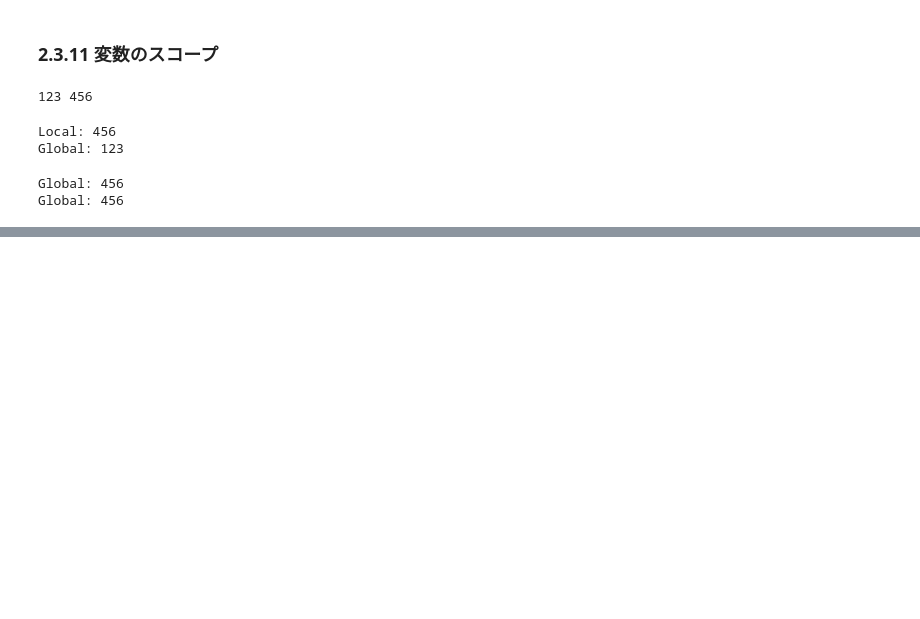
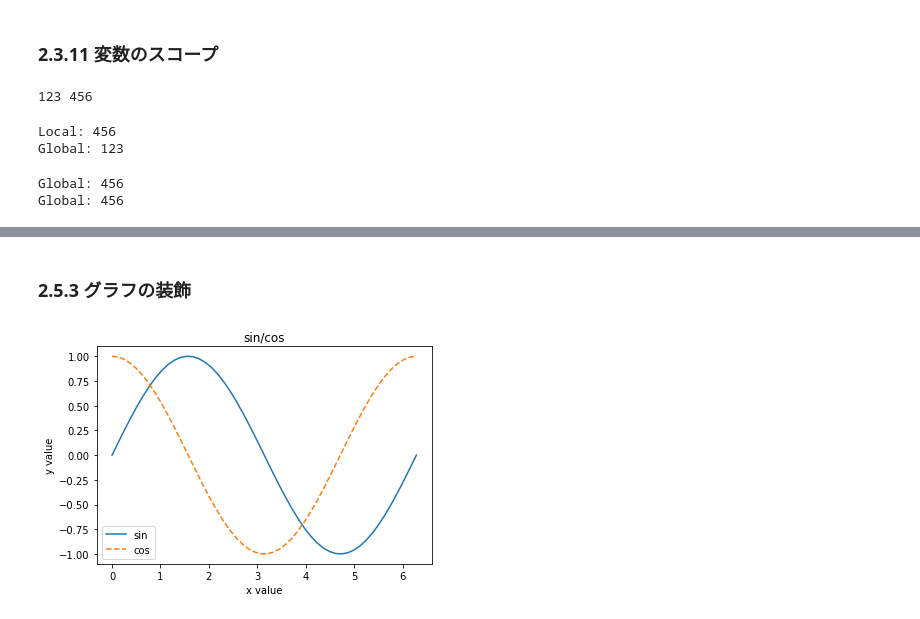
Before and after one commit to HidehikoMURAO/The-First-Deep-Learning, a Jupyter notebook: Chap2.ipynb, the cells around one changed output, grey strips where cells are left out. Drawn from its saved outputs; the diff is of its cells as text; code cells hidden in the pictures; blank space fills up the shorter version.

```diff
--- a/Chap2.ipynb
+++ b/Chap2.ipynb
@@ -234,0 +632,19 @@ Global: 456
+# %% [markdown]
+### 2.5.3 グラフの装飾
+# %%
+x = np.linspace(0, 2*np.pi)
+y_sin = np.sin(x)
+y_cos = np.cos(x)
+
+plt.xlabel("x value") # 軸のラベル
+plt.ylabel("y value")
+
+plt.title("sin/cos")
+
+plt.plot(x, y_sin, label="sin")
+plt.plot(x, y_cos, label="cos", linestyle="dashed")
+plt.legend()
+
+plt.show()
+# %% [output]
+[figure, added]
```
Also changed, not shown: parts of 77 cells of this notebook, 1 other file.
